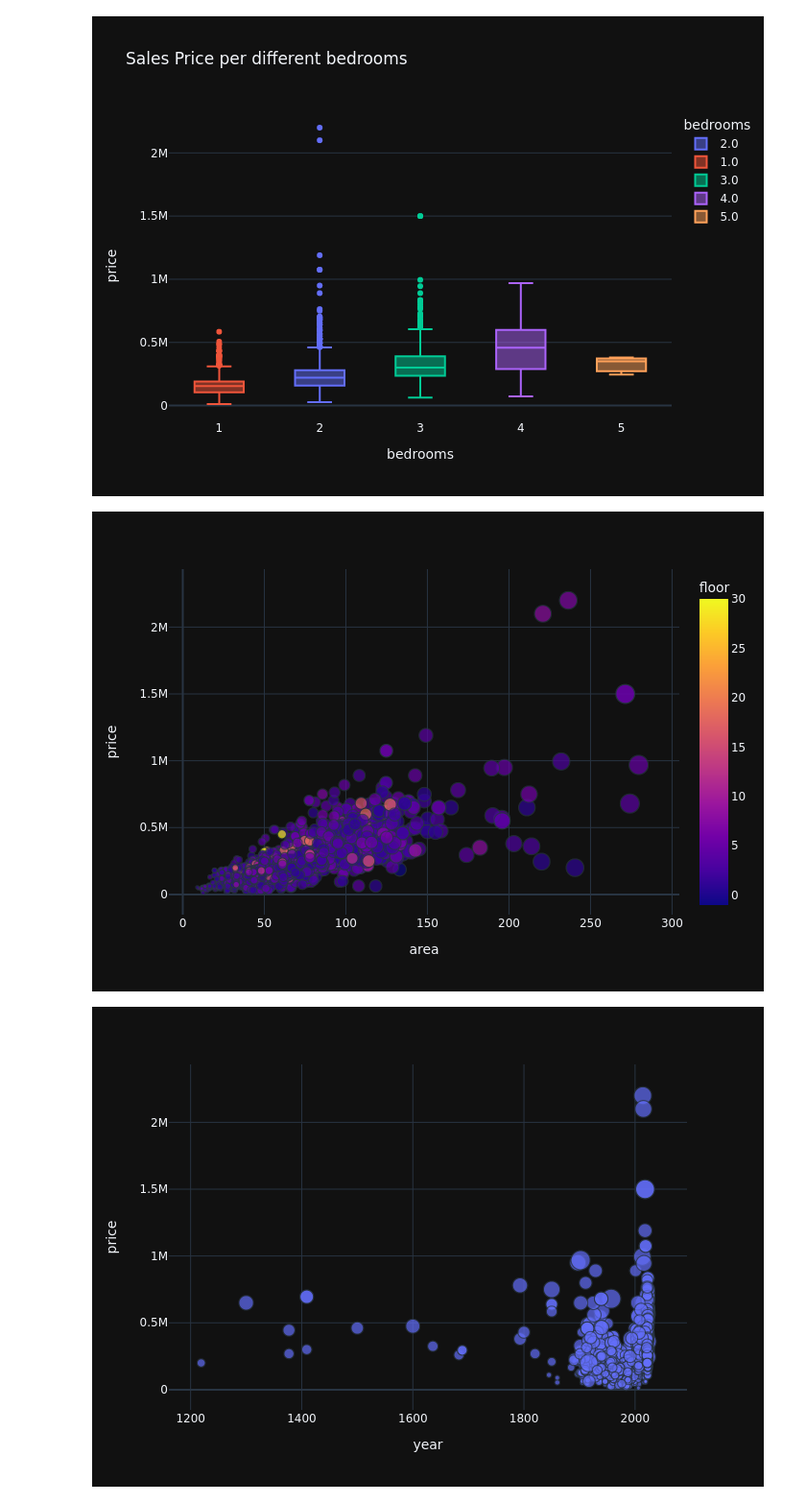
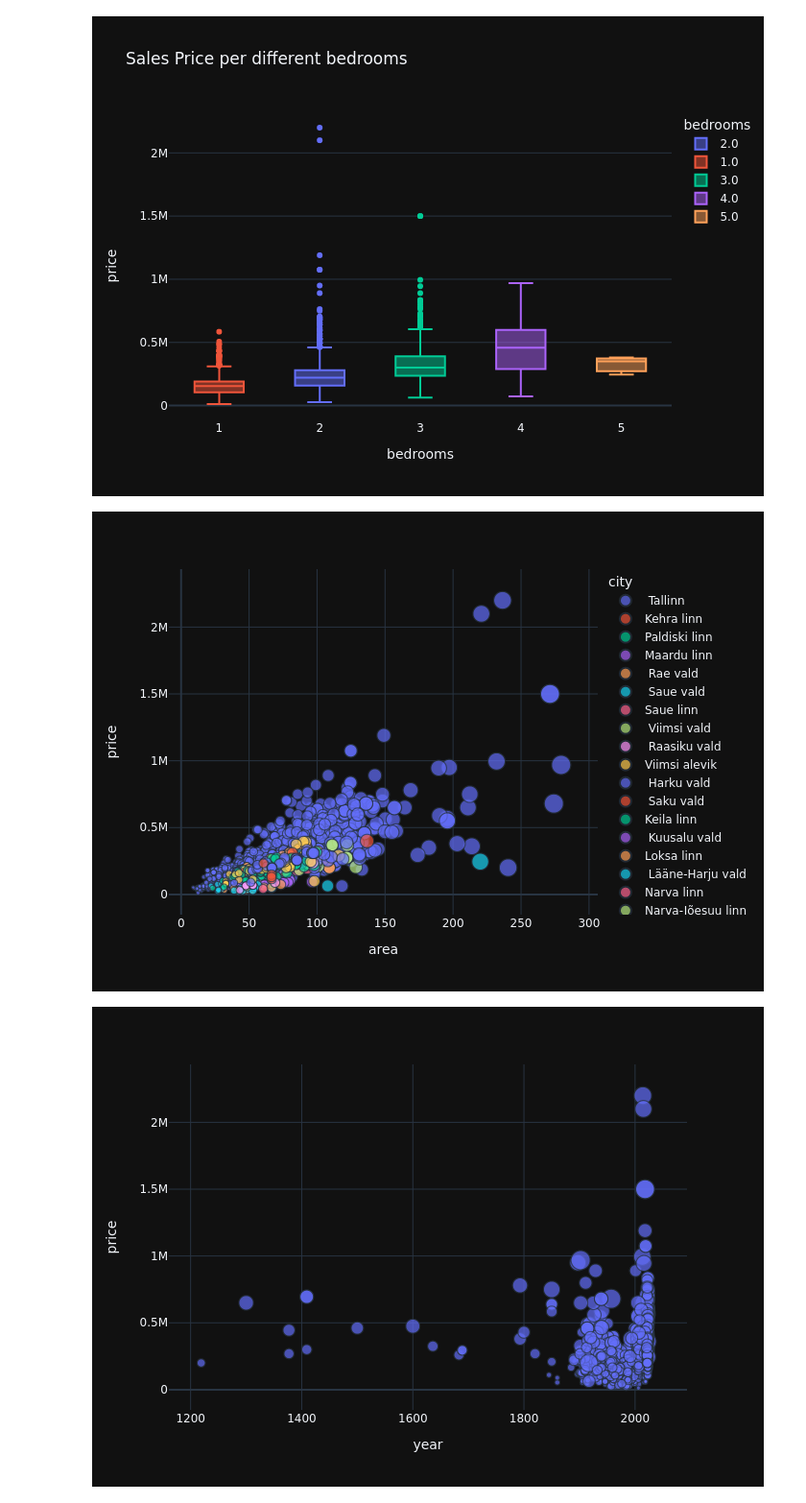
Before and after one commit to karelrappo/realestate, a Jupyter notebook: SaleAnalysis.ipynb, the cells around one changed output. Shown: that part at 96% size. Cells and saved outputs as stored; diff of their text form; code cells hidden in the pictures.

```diff
--- a/SaleAnalysis.ipynb
+++ b/SaleAnalysis.ipynb
@@ -30,11 +30,11 @@ Index(['Address', 'District', 'Date', 'Tube', 'Magamistube', 'Vannitube',
        'maakond'],
       dtype='object')
 # %%
-DROP_COLS = ['Omandiõigus','Turvasüsteem','Krunt', 'Vannitube'
+DROP_COLS = ['Date','Omandiõigus','Turvasüsteem','Krunt', 'Vannitube'
              ,'Pliit','Side','Tagatisraha','Kinnistu number'
              ,'Katus','Lisanduvad kommunaalkulud','Lisainfo','Parkimiskohti'
              ,'tasuline parkimine','Piirangud','Maakleritasu','Lisanduvad kommunaalid'
-             ,'Lisaväärtused','Lisaruumid','Parkimine','tasuta parkimine','Ventilatsioon','Suve kommunaalid','Talve kommunaalid','District','Address']
+             ,'Lisaväärtused','Lisaruumid','Parkimine','tasuta parkimine','Ventilatsioon','Suve kommunaalid','Talve kommunaalid','Address']
 df = data.drop(DROP_COLS, axis=1)
 df.columns
 # %% [output]
@@ -80,3 +100,7 @@ df = df[~df['rooms'].isnull()]
+# %%
+df['city'] = df['District'].apply(lambda x: x.split(",")[-2])
+df['district'] = df['District'].apply(lambda x: x.split(",")[-3] if len(x.split(","))>=3 else x.split(",")[-2])
+df.drop('District',axis=1,inplace=True)
 # %%
 df
 # %% [output]
@@ -275,10 +299,10 @@ graph3.show("png")
 # %% [output]
 [figure]
 # %%
-graph4= px.scatter(df,x='area',y='price',color='floor',size='area',template='plotly_dark')
+graph4= px.scatter(df,x='area',y='price',color='city',size='area',template='plotly_dark')
 graph4.show("png")
 # %% [output]
-[figure, old version]
+[figure, new version]
 # %%
 graph5 = px.scatter(df,x='year',y='price',size='area',template='plotly_dark')
 graph5.show("png")
```
Also changed, not shown: parts of 10 cells of this notebook.
